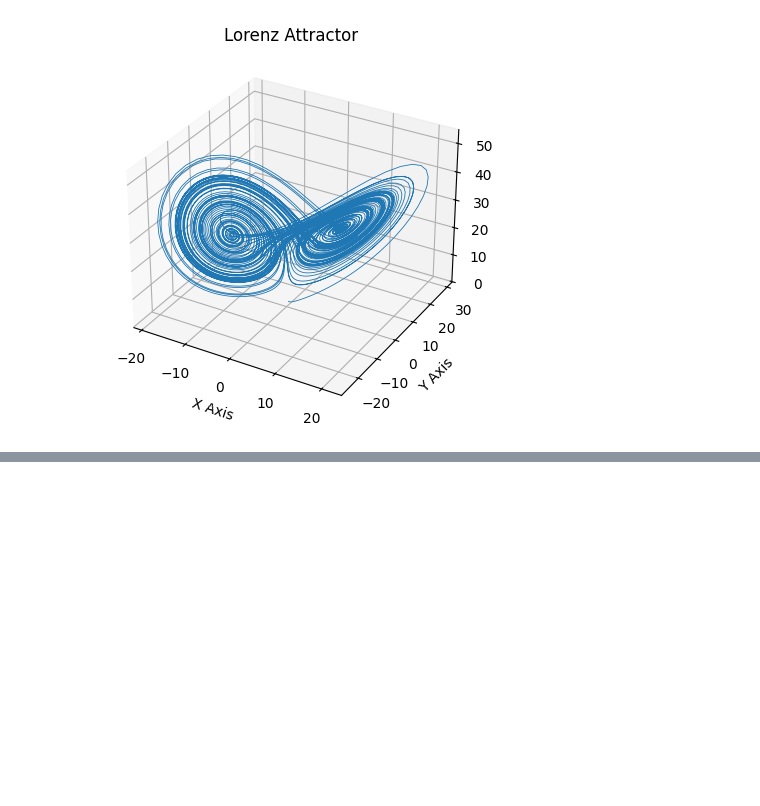
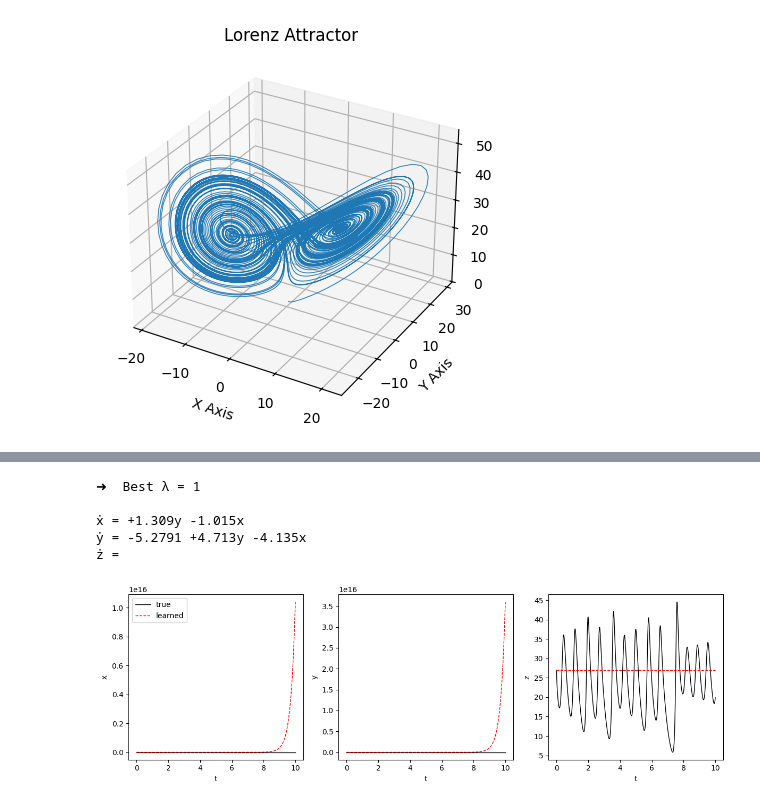
Before and after one commit to Xinyi10086/project, a Jupyter notebook: notebook/Sindy.ipynb, the cells around one changed output, grey strips where cells are left out. Cells and saved outputs as stored; diff of their text form; code cells hidden in the pictures; blank space fills up the shorter version.

```diff
--- a/notebook/Sindy.ipynb
+++ b/notebook/Sindy.ipynb
@@ -1119,0 +1190,56 @@ TypeError: STLSQ_ODR() missing 1 required positional argument: 'lambd'
+# %%
+# λ grid search with BIC
+degree = 2
+lambdas = np.logspace(-3, 0, 60)
+best_bic = np.inf
+best_Xi = None
+best_lam = None
+n_samples = len(t)
+
+for lam in lambdas:
+    Xi = STLSQ_ODR(X_noisy, dXdt, deg=degree, lambd=lam, n_iter=10)
+    Theta, powers = _get_poly_terms(X_noisy, degree)
+    rss = np.sum((dXdt - Theta @ Xi) ** 2)
+    k = np.count_nonzero(Xi)
+    bic = n_samples * np.log(rss / n_samples + 1e-12) + k * np.log(n_samples)
+
+    if bic < best_bic:
+        best_bic, best_Xi, best_lam = bic, Xi, lam
+
+
+# model
+var_names = ['x', 'y', 'z']
+term_names = ['*'.join(f'{var_names[j]}' * e for j, e in enumerate(p) if e > 0) or '1' for p in powers]
+
+print(f"\n➜  Best λ = {best_lam:.3g}\n")
+for state_name, coeffs in zip(["ẋ", "ẏ", "ż"], best_Xi.T):
+    terms = [f"{c:+.3f}{n}" for c, n in zip(coeffs, term_names) if abs(c) > 1e-3]
+    print(f"{state_name} = {' '.join(terms)}")
+
+
+# Verification track
+def rhs_learned(state, t, Xi=best_Xi, deg=degree):
+    theta_row, _ = _get_poly_terms(np.array(state).reshape(1, -1), deg)
+    return (theta_row @ Xi).flatten().tolist()
+
+X_learned = odeint(rhs_learned, X_noisy[0], t)
+
+
+fig = plt.figure(figsize=(12, 4))
+for i, lbl in enumerate('xyz'):
+    ax = fig.add_subplot(1, 3, i + 1)
+    ax.plot(t, X_true[:, i], 'k', lw=1, label='true')
+    ax.plot(t, X_learned[:, i], '--r', lw=1, label='learned')
+    if i == 0:
+        ax.legend()
+    ax.set_xlabel('t')
+    ax.set_ylabel(lbl)
+plt.tight_layout()
+plt.show()
+# %% [output]
+➜  Best λ = 1
+
+ẋ = +1.309y -1.015x
+ẏ = -5.2791 +4.713y -4.135x
+ż =
+[figure, added]
```
Also changed, not shown: parts of 3 cells of this notebook.
